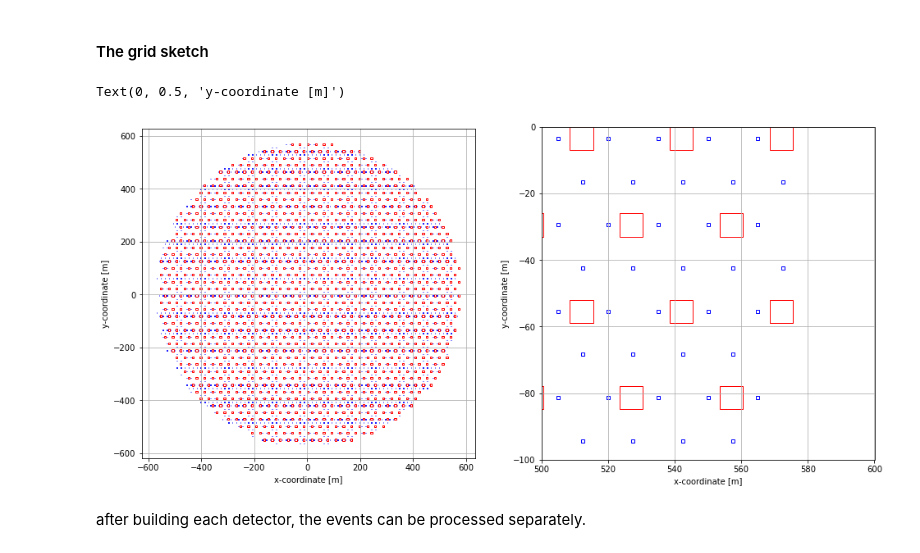
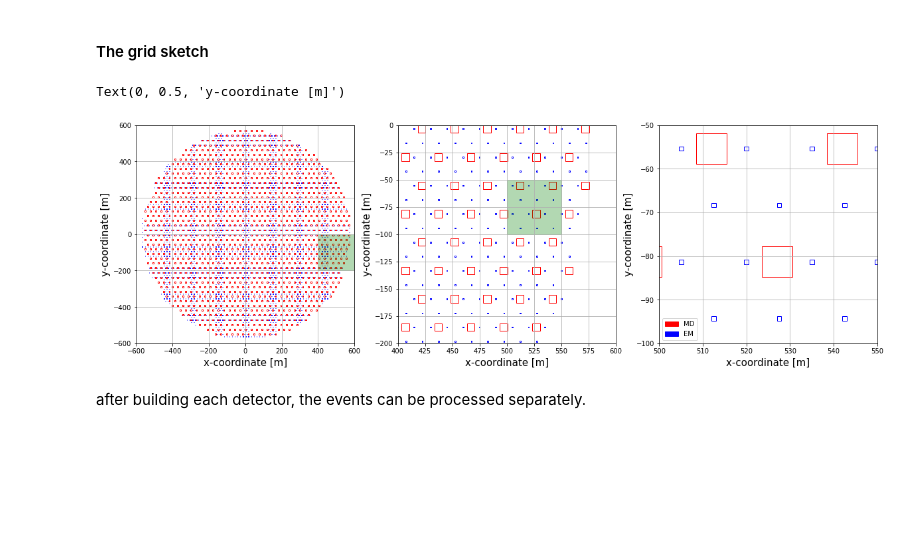
Before and after one commit to PaipaPsyche/stageAPC, a Jupyter notebook: file_processing/example.ipynb, the cells around one changed output. Saved outputs shown, nothing was run; the diff lists cells and outputs as text; code cells hidden in the pictures; blank space fills up the shorter version.

```diff
--- a/file_processing/example.ipynb
+++ b/file_processing/example.ipynb
@@ -112,32 +114,60 @@ DETECTOR GRID BUILT : muon_detector_array
 # %% [markdown]
 #### The grid sketch
 # %%
-plt.figure(figsize=(16,9))
+
+
+fig,ax = plt.subplots(figsize=(20,8))
 
 # paint muon detector grid red and scintillator detector grid blue
 
 # whole LHAASO simulated area
-plt.subplot(1,2,1)
+
+#fontsize
+fs = 15
+
+
+plt.subplot(1,3,1)
 scintillator_grid.plot_sketch("b")
 muon_grid.plot_sketch("r")
 plt.axis('scaled')
 plt.grid()
-plt.xlabel("x-coordinate [m]")
-plt.ylabel("y-coordinate [m]")
+plt.xlim(-600,600)
+plt.ylim(-600,600)
+rect = plt.Rectangle((400,-200),200,200,facecolor="green",edgecolor="green",alpha=0.3)
+plt.gca().add_patch(rect)
+plt.xlabel("x-coordinate [m]",fontsize=fs)
+plt.ylabel("y-coordinate [m]",fontsize=fs)
 
 # zoom
-plt.subplot(1,2,2)
+plt.subplot(1,3,2)
 scintillator_grid.plot_sketch("b")
 muon_grid.plot_sketch("r")
 plt.axis('scaled')
-plt.xlim(500,600)
-plt.ylim(-100,0)
+plt.xlim(400,600)
+plt.ylim(-200,0)
 plt.grid()
-plt.xlabel("x-coordinate [m]")
-plt.ylabel("y-coordinate [m]")
+rect2 = plt.Rectangle((500,-100),50,50,facecolor="green",edgecolor="green",alpha=0.3)
+plt.gca().add_patch(rect2)
+plt.xlabel("x-coordinate [m]",fontsize=fs)
+plt.ylabel("y-coordinate [m]",fontsize=fs)
+
+
+# zoom
+plt.subplot(1,3,3)
+scintillator_grid.plot_sketch("b")
+muon_grid.plot_sketch("r")
+plt.axis('scaled')
+plt.xlim(500,550)
+plt.ylim(-100,-50)
+plt.grid()
+red_patch = mpatches.Patch(color='red', label='MD')
+blue_patch = mpatches.Patch(color='blue', label='EM')
+plt.legend(handles=[red_patch,blue_patch])
+plt.xlabel("x-coordinate [m]",fontsize=fs)
+plt.ylabel("y-coordinate [m]",fontsize=fs)
 # %% [output]
 Text(0, 0.5, 'y-coordinate [m]')
-[figure, old version]
+[figure, new version]
 # %% [markdown]
 after building each detector, the events can be processed separately.
 # %%
```
Also changed, not shown: parts of 3 cells of this notebook, 1 other file.
